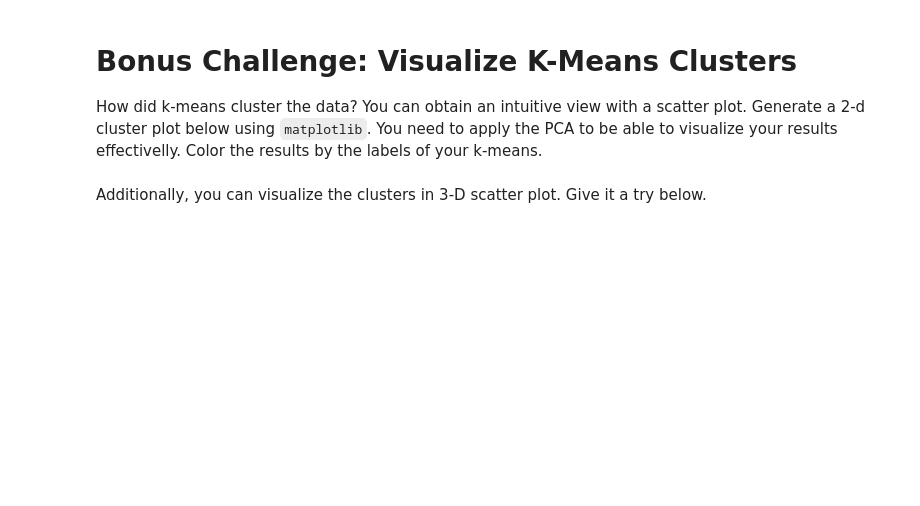
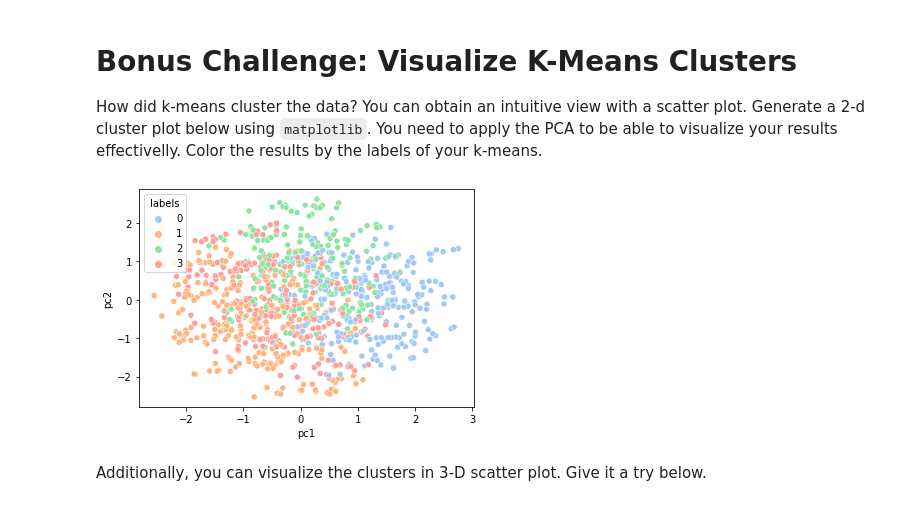
Before and after one commit to gabrielanakasato/ironhack-daft, a Jupyter notebook: labs/lab-w07/02-unsupervised-sklearn/your-code/main.ipynb, the cells around one changed output. Drawn from its saved outputs; the diff is of its cells as text; code cells hidden in the pictures; blank space fills up the shorter version.

```diff
--- a/labs/lab-w07/02-unsupervised-sklearn/your-code/main.ipynb
+++ b/labs/lab-w07/02-unsupervised-sklearn/your-code/main.ipynb
@@ -623,3 +631,18 @@ How did k-means cluster the data? You can obtain an intuitive view with a scatte
+# %%
+# Your code here:
+
+# Apply PCA
+pca = PCA(n_components=2)
+pca.fit(patient_std)
+result = pd.DataFrame(pca.transform(patient_std), columns=['pc1', 'pc2'])
+
+# Add the column 'labels' to the dataframe
+result['labels'] = patients_cluster.labels_
+
+# Plot the graph
+sns.scatterplot(x='pc1', y='pc2', data=result, hue='labels', palette='pastel');
+# %% [output]
+[figure, added]
 # %% [markdown]
 Additionally, you can visualize the clusters in 3-D scatter plot. Give it a try below.
 # %%
```
Also changed, not shown: parts of 9 cells of this notebook, 1 other file.
